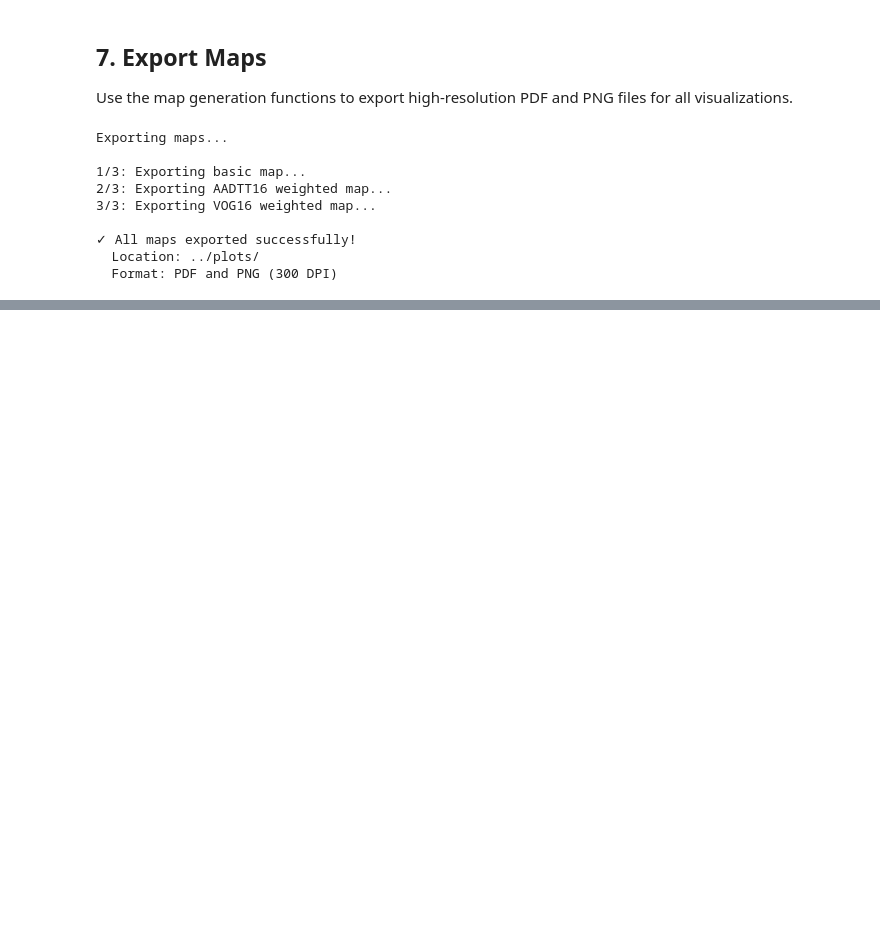
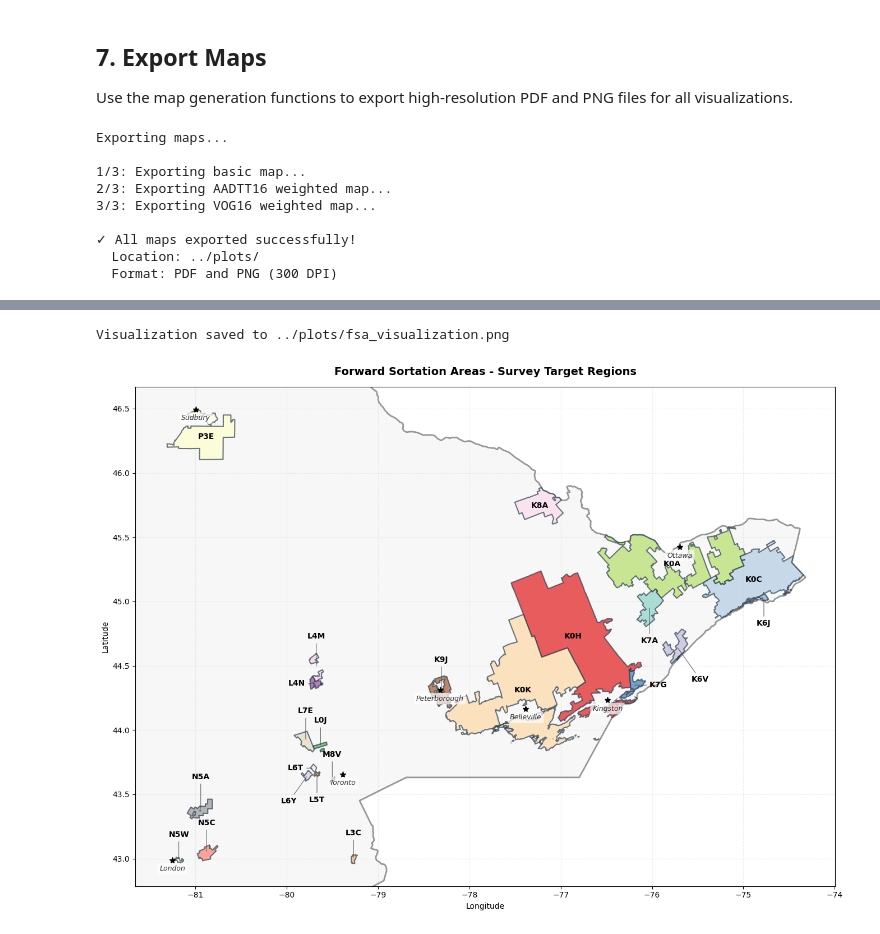
Before and after one commit to PowerON-Energy-Solutions/MHDV-Corridor-Location-Analysis, a Jupyter notebook: notebooks/highway_network_analysis.ipynb, the cells around one changed output, grey strips where cells are left out. Saved outputs shown, nothing was run; the diff lists cells and outputs as text; code cells hidden in the pictures; blank space fills up the shorter version.

Commit message:
Integrated postal code analysis with python notebook

```diff
--- a/notebooks/highway_network_analysis.ipynb
+++ b/notebooks/highway_network_analysis.ipynb
@@ -707,0 +738,12 @@ Created in <span style='font-weight:600;margin-left:4px;'>Deepnote</span></a>
+# %%
+# Load FSA shapefile and filter to target postal codes
+fsa_shapefile = os.path.join(data_dir, 'lfsa000b21a_e', 'lfsa000b21a_e.shp')
+ontario_boundary_path = os.path.join(data_dir, 'Ontario_Provincial_Boundary.geojson')
+
+# Load data using imported functions
+gdf_fsa_all = load_fsa_shapefile(fsa_shapefile)
+gdf_boundary_fsa = load_ontario_boundary(ontario_boundary_path)
+gdf_fsa_target = filter_fsa_by_postal_codes(gdf_fsa_all, df_postal, gdf_boundary_fsa)
+
+print(f"Loaded {len(gdf_fsa_all)} Ontario FSA records")
+print(f"Filtered to {len(gdf_fsa_target)} FSA features matching target postal codes")
@@ -707,0 +762,21 @@ Created in <span style='font-weight:600;margin-left:4px;'>Deepnote</span></a>
+# %%
+# Configure label directions for small FSAs
+# Options: 'up', 'down', 'left', 'right', 'upper left', 'upper right', 'lower left', 'lower right'
+label_directions = {
+    'L4N': 'left',
+    'K7G': 'right',
+    'K6V': 'lower right',
+    'K7A': 'down',
+    'K6J': 'down',
+    'L6Y': 'lower left',
+    'L5T': 'down',
+    'L6T': 'left'
+}
+# %%
+# Create FSA visualization using imported function
+output_path = os.path.join(output_dir, 'fsa_visualization.png')
+visualize_fsas(gdf_fsa_target, gdf_boundary_fsa, output_path=output_path,
+               label_directions=label_directions)
+# %% [output]
+Visualization saved to ../plots/fsa_visualization.png
+[figure, added]
```
Also changed, not shown: parts of 3 cells of this notebook, 1 other file.
